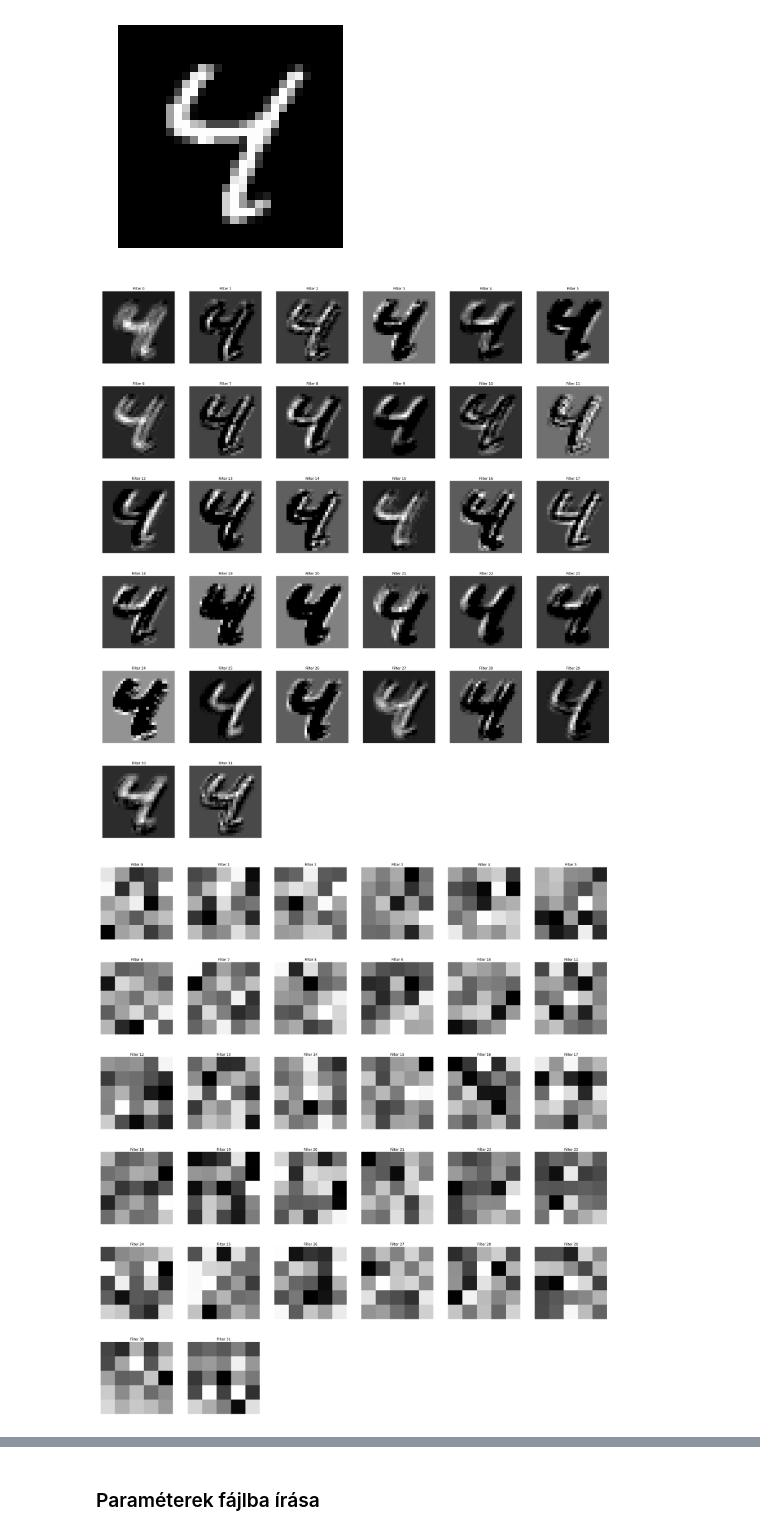
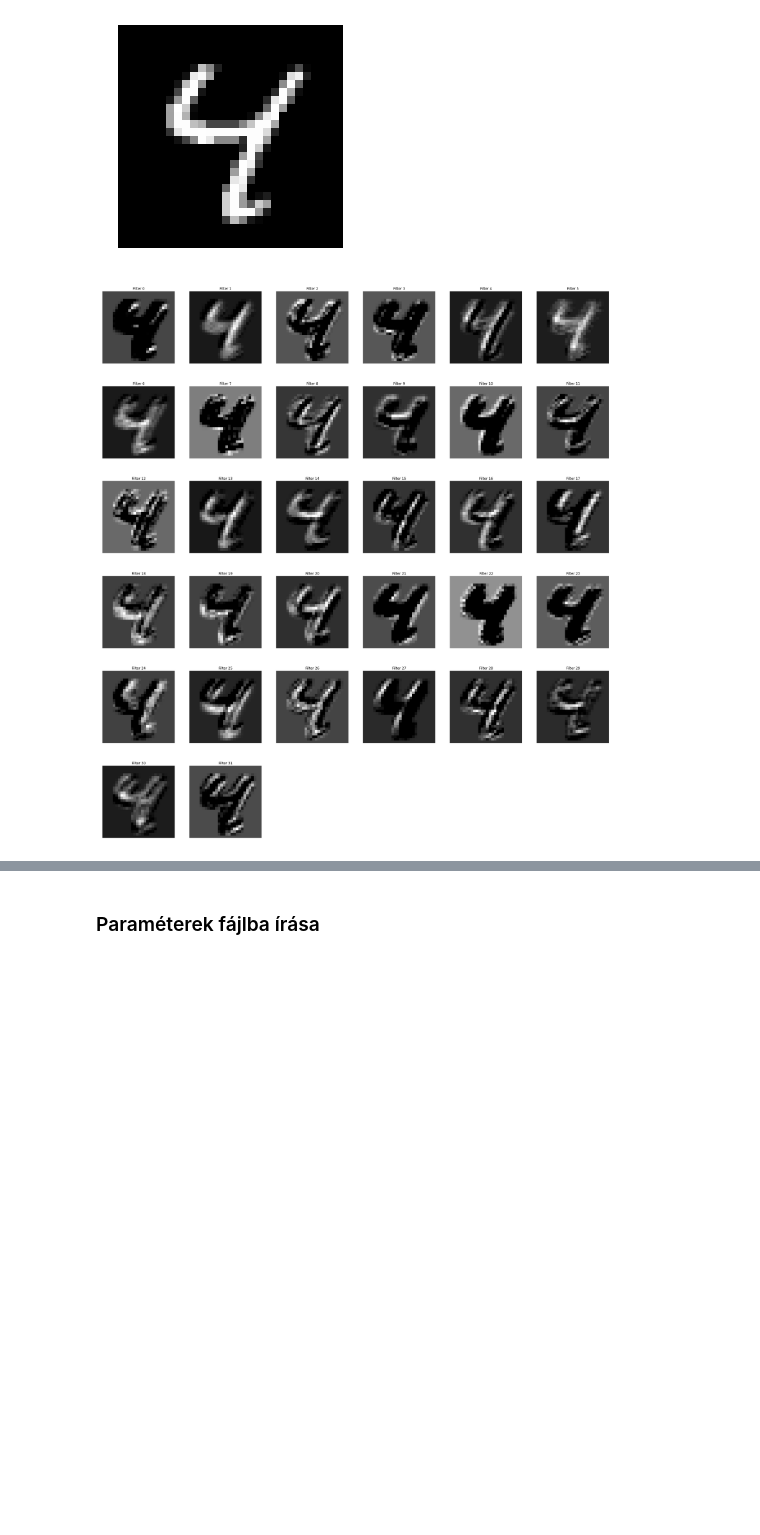
Before and after one commit to bvarga92/deeplearning, a Jupyter notebook: python/10.ipynb, the cells around one changed output, grey strips where cells are left out. Cells and saved outputs as stored; diff of their text form; code cells hidden in the pictures; blank space fills up the shorter version.

```diff
--- a/python/10.ipynb
+++ b/python/10.ipynb
@@ -129,0 +132,33 @@ Konfuzios matrix:
+# %%
+W=W.eval(sess)
+b=b.eval(sess)
+
+np.save("W.npy",W)
+np.save("b.npy",b)
+# %%
+f=open("regr_parameters.h","wt")
+f.write("#ifndef _REGR_PARAMETERS_H_\n")
+f.write("#define _REGR_PARAMETERS_H_\n\n")
+
+f.write("const float W[%d][%d]={\n"%(W.shape[0],W.shape[1]))
+for r in range(W.shape[0]):
+    f.write("{")
+    for c in range(W.shape[1]):
+        f.write("%.8ff"%W[r,c])
+        if c<W.shape[1]-1: f.write(", ")
+    f.write("}")
+    if r<W.shape[0]-1: f.write(",")
+    f.write("\n")
+f.write("};\n\n")
+
+f.write("const float b[%d]={"%b.shape[0])
+for i in range(b.shape[0]):
+    f.write("%.8ff"%b[i])
+    if i<b.shape[0]-1: f.write(", ")
+f.write("};\n\n")
+
+f.write("#endif")
+f.close()
+
+npar=W.size+b.size
+print("Osszesen %d parameter (%d kB)."%(npar,npar*4/1024))
@@ -241,9 +269,7 @@ plt.axis("off");
 [figure]
 # %%
 showConvLayerOutputs(h_conv1,testInput)
-showConvLayerWeights(W_conv1)
 # %% [output]
-[figure, old version]
+[figure, new version]
-[figure, removed]
 # %%
 showConvLayerOutputs(h_conv2,testInput)
```
Also changed, not shown: parts of 10 cells of this notebook.
